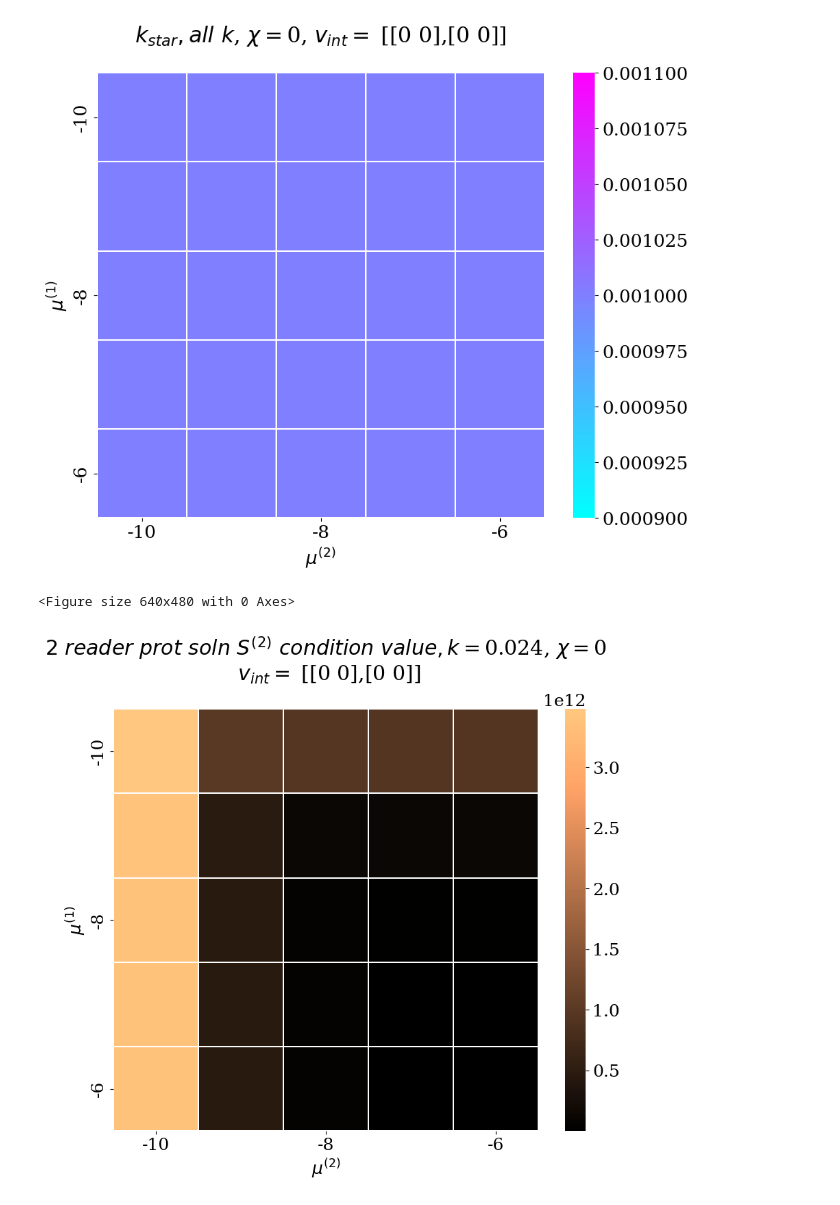
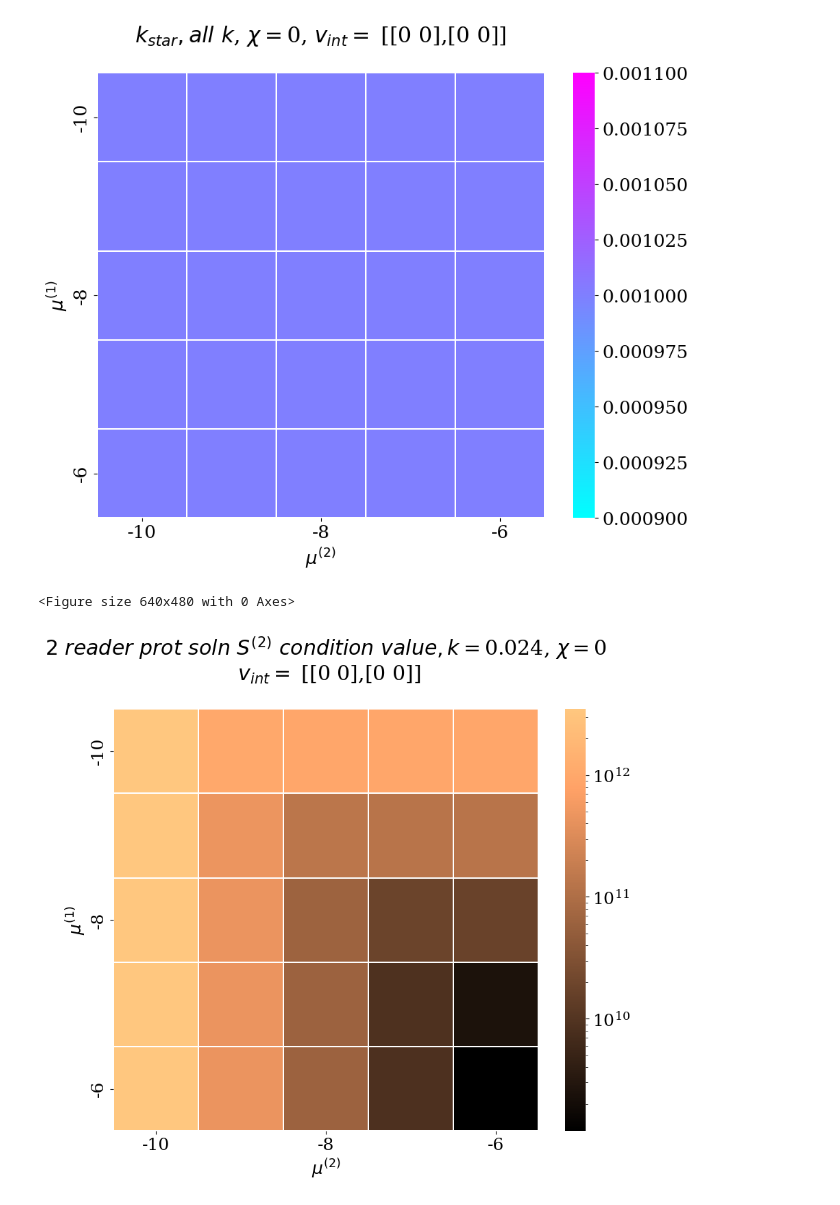
Before and after one commit to tmhabte/wlcsim_membrane, a Jupyter notebook: chrom_stab/chrom_stab_anal.ipynb, the cells around one changed output. Saved outputs shown, nothing was run; the diff lists cells and outputs as text; code cells hidden in the pictures.

```diff
--- a/chrom_stab/chrom_stab_anal.ipynb
+++ b/chrom_stab/chrom_stab_anal.ipynb
@@ -10,7 +11,7 @@ import seaborn as sns
 # %%
 # load sf mat
 
-ID = -11.4
+ID = -9.4
 
 settings = np.load(r"C:\Users\tmhab\wlcsim_membrane\chrom_stab\ID=%s_settings.npy" % (ID), allow_pickle = True)
 
@@ -18,11 +19,10 @@ settings = np.load(r"C:\Users\tmhab\wlcsim_membrane\chrom_stab\ID=%s_settings.np
 
 [n_bind, v_int, chi, e_m, phi_c, poly_marks, mu_max, mu_min, del_mu, f_om, N, N_m, b] = chrom
 
-[]
 mu1_array = np.arange(mu_min, mu_max, del_mu)
 mu2_array = np.arange(mu_min, mu_max, del_mu)
 
-k_vec = np.logspace(klog_min, klog_max, klog_num)
+k_vec = np.logspace(klog_min, klog_max, klog_num) / b
 
-s2_mat = np.load(r"C:\Users\tmhab\wlcsim_membrane\chrom_stab\ID=%s_chrom_s2_mats_v_int=[[%s,%s],[%s,%s]],DNA,mu_max=%s.npy"\
+s2_mats = np.load(r"C:\Users\tmhab\wlcsim_membrane\chrom_stab\ID=%s_chrom_s2_mats_v_int=[[%s,%s],[%s,%s]],DNA,mu_max=%s.npy"\
                  % (ID, v_int[0,0], v_int[0,1], v_int[1,0], v_int[1,1], mu_max), allow_pickle = True)
@@ -240,32 +291,32 @@ plt.show()
 # %%
 #density maps
 fig = plt.figure()
 plt.figure(figsize=(10,8))
 
 font = {'family' : 'serif',
         'weight':'normal',
         'size': 18}
 plt.rc('font', **font)
 
 # plt.scatter(mu1_array[np.where(multi_soln_mus == 1)[0]],mu2_array[np.where(multi_soln_mus == 1)[1]])
 k_ind = 20
-ax = sns.heatmap(S2_cond_arr_soln_2[:,:,k_ind], linewidth=0.25, cmap = "copper", xticklabels=mu2_array, yticklabels=mu1_array)
+ax = sns.heatmap(S2_cond_arr_soln_2[:,:,k_ind], linewidth=0.25, norm = LogNorm(), cmap = "copper", xticklabels=mu2_array, yticklabels=mu1_array)
 # ax = sns.heatmap(np.sign(min_eigval_arr[0:3][0:3][k_ind]), linewidth=0.1, cmap = "winter", cbar_kws={'label':  r'$ \langle f^{(1)} \rangle $'})
 # protein 1
 # ax = sns.heatmap(f_gam_soln_arr[0], linewidth=0.5, cmap = "winter", xticklabels=mu2_array, yticklabels=mu1_array, cbar_kws={'label':  r'$ \langle f^{(1)} \rangle $'})
 ax.set_xticks(ax.get_xticks()[::2])
 ax.set_xticklabels(mu2_array[::2].astype(np.int64))
 ax.set_yticks(ax.get_yticks()[::2])
 ax.set_yticklabels(mu1_array[::2].astype(np.int64))
 
 plt.ylabel("$\mu^{(1)}$")
 plt.xlabel("$\mu^{(2)}$")
 plt.title(r"$ 2 \ reader \ prot \ soln \  S^{(2)} \ condition \ value, k = $" + str(np.round(k_vec[k_ind], 4)) +  ", $\chi = $" + \
           str(chi)+\
           "\n" +  " $v_{int} = $ [" + str(v_int[0]) + "," + str(v_int[1]) + "]"+\
           "\n")
 
 plt.show()
 # %% [output]
 <Figure size 640x480 with 0 Axes>
-[figure, old version]
+[figure, new version]
```
Also changed, not shown: parts of 8 cells of this notebook, 1 other file.
